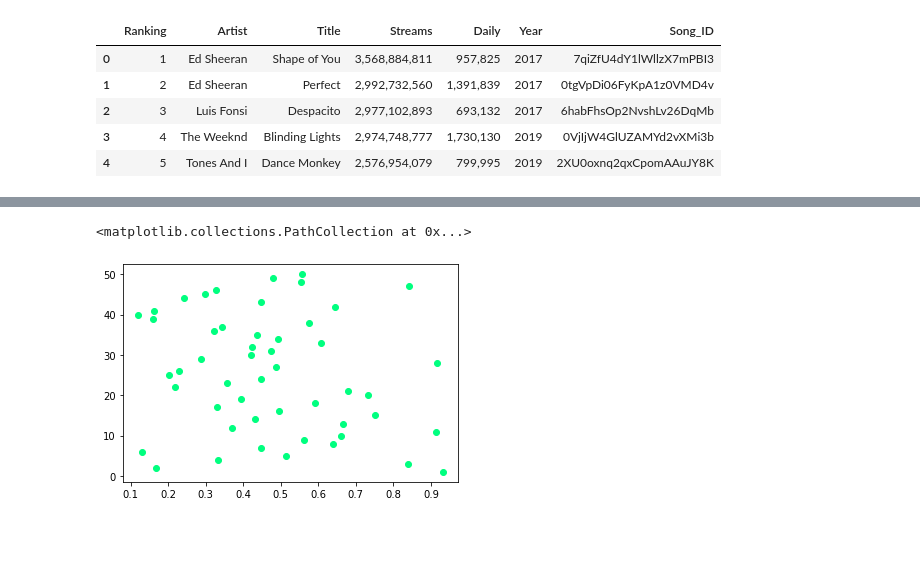
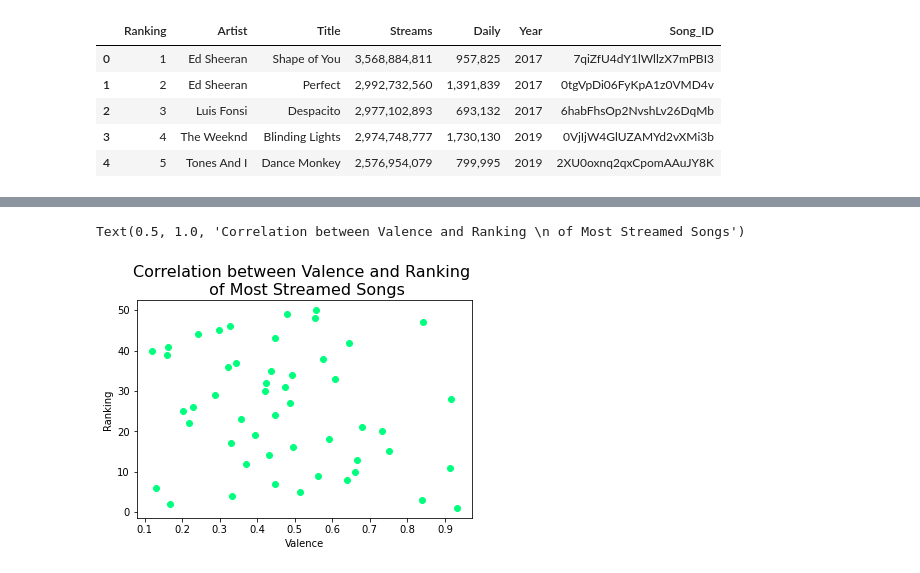
Before and after one commit to dianaagustinaf/spotidata-project, a Jupyter notebook: 1-most-streamed-songs.ipynb, the cells around one changed output, grey strips where cells are left out. Cells and saved outputs as stored; diff of their text form; code cells hidden in the pictures; blank space fills up the shorter version.

```diff
--- a/1-most-streamed-songs.ipynb
+++ b/1-most-streamed-songs.ipynb
@@ -448,5 +458,10 @@ plt.scatter(songs_analysed["Acousticness"], songs_analysed["Ranking"], marker="o
 # %%
 plt.scatter(songs_analysed["Valence"], songs_analysed["Ranking"], marker="o", color="springgreen")
+plt.xlabel("Valence")
+plt.ylabel("Ranking")
+fontdict = {'fontsize': 16}
+plt.title("Correlation between Valence and Ranking \n of Most Streamed Songs", fontdict=fontdict)
+#no correlation
 # %% [output]
-<matplotlib.collections.PathCollection at 0x...>
+Text(0.5, 1.0, 'Correlation between Valence and Ranking \n of Most Streamed Songs')
-[figure, old version]
+[figure, new version]
```
Also changed, not shown: parts of 42 cells of this notebook, 5 other files.
